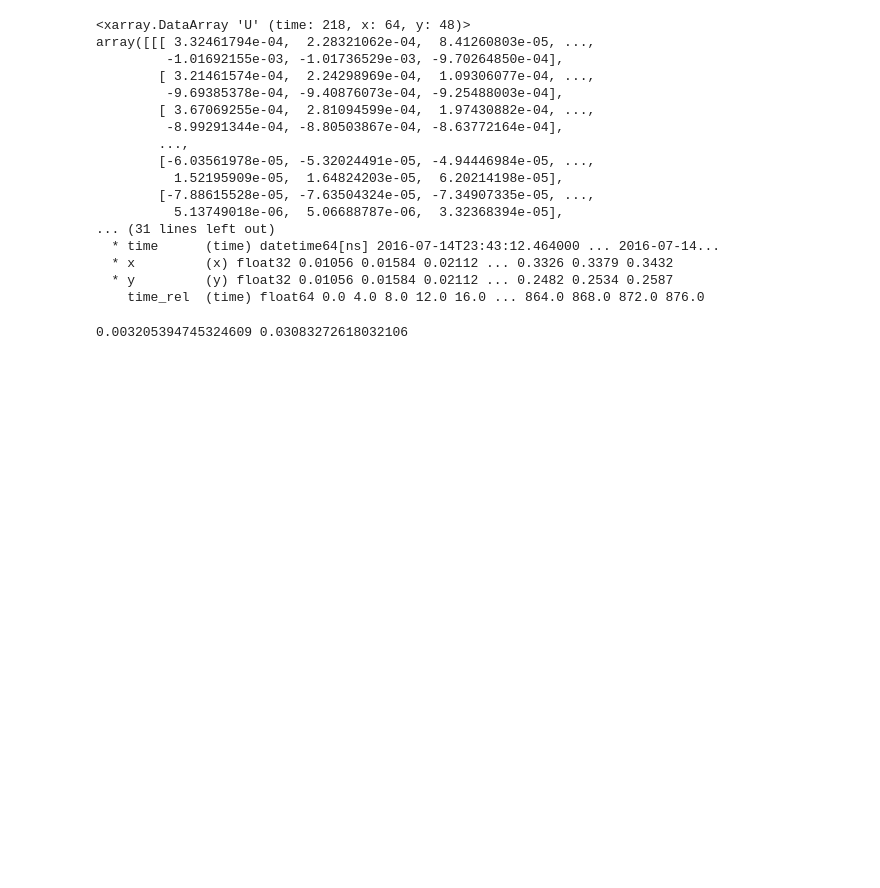
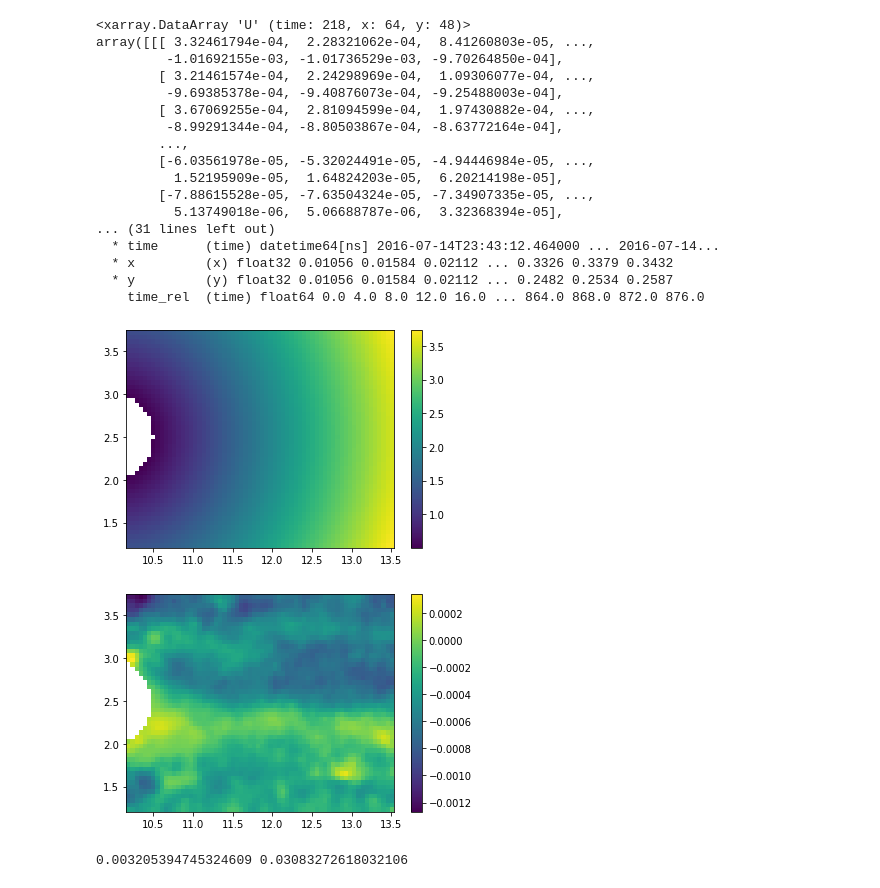
Before and after one commit to connor-duffin/sswfe, a Jupyter notebook: docs/jfm-run-8-filter-setup-testing.ipynb, the cells around one changed output. Saved outputs shown, nothing was run; the diff lists cells and outputs as text; code cells hidden in the pictures; blank space fills up the shorter version.

```diff
--- a/docs/jfm-run-8-filter-setup-testing.ipynb
+++ b/docs/jfm-run-8-filter-setup-testing.ipynb
@@ -16,9 +16,10 @@ fe.set_log_level(50)
 # ##########################
 # step 0: relevant constants
 DATA_FILE = "../data/Run08_G0_dt4.0_de1.0_ne5_velocity.nc"
-B = 1
-L = 2
-r = 0.05
+length_ref = 0.1
+B = 5
+L = 20
+r = 0.5
 
 # #######################################
 # step 1: read in and preprocess the data
@@ -28,11 +29,11 @@ ds = xr.open_dataset(DATA_FILE)
 ds_zero = ds.isel(time=0)
 ds_zero_missing = ds_zero.where(ds_zero.isnull(), drop=True)
 
-x = ds_zero.coords["x"].to_numpy()
-y = ds_zero.coords["y"].to_numpy()
+x = ds_zero.coords["x"].to_numpy() / length_ref
+y = ds_zero.coords["y"].to_numpy() / length_ref
 
-x_missing = ds_zero_missing.coords["x"].to_numpy()
-y_missing = ds_zero_missing.coords["y"].to_numpy()
+x_missing = ds_zero_missing.coords["x"].to_numpy() / length_ref
+y_missing = ds_zero_missing.coords["y"].to_numpy() / length_ref
 
 # compute global `x` coordinates
 x_displacement = np.min(x[x > np.max(x_missing)])
@@ -41,7 +42,7 @@ x_global_displacement = L / 2 + x_center_displacement
 x_global = x + x_global_displacement
 
 # compute global `y` coordinates
-y_mid = y[len(y) // 2 - 1]
+y_mid = y[len(y) // 2]
 y_global = B / 2 + (y - y_mid)
 
 # and create meshgrid according to our current setup
@@ -91,37 +92,47 @@ array([[[ 3.32461794e-04,  2.28321062e-04,  8.41260803e-05, ...,
 ud = u_depth_averaged.to_numpy()
 vd = v_depth_averaged.to_numpy()
 nt_obs = ud.shape[0]
+
+c = np.sqrt((x_mg - 10)**2 + (y_mg - 2.5)**2)
+c[c <= 0.5] = np.nan
+im = plt.pcolormesh(x_mg, y_mg, c)
+plt.colorbar(im)
+plt.show()
+
+im = plt.pcolormesh(x_mg, y_mg, ud[120, :, :])
+plt.colorbar(im)
+plt.show()
 
 # and check that things are sensible
 assert ud.shape == vd.shape
 assert ud[0, :, :].shape == x_mg.shape
 assert vd[0, :, :].shape == y_mg.shape
 
 filter_width = 3
 nrows, ncols = vd[0, :, :].shape
 
 sigma_u_est = np.zeros((nrows, ncols))
 sigma_v_est = np.zeros((nrows, ncols))
 
 for i in range(nrows):
     for j in range(ncols):
         ud_filtered = wiener(ud[:, i, j], filter_width)
         vd_filtered = wiener(vd[:, i, j], filter_width)
 
         sigma_u_est[i, j] = np.std(ud[:, i, j] - ud_filtered)
         sigma_v_est[i, j] = np.std(vd[:, i, j] - vd_filtered)
 
 # check that the min/max variances are sound
 print(np.amin(sigma_u_est[~np.isnan(sigma_u_est)] / 0.01),
       np.amax(sigma_u_est[~np.isnan(sigma_u_est)] / 0.01))
 
-x_mg = x_mg.reshape((nrows * ncols, ))
-y_mg = y_mg.reshape((nrows * ncols, ))
-
 # at this stage the data is ready to be assimilated into the model
-x_obs = np.vstack((x_mg, y_mg))
+x_obs = np.vstack((x_mg.reshape((nrows * ncols, )),
+                   y_mg.reshape((nrows * ncols, ))))
 t_obs = u_depth_averaged.coords["time_rel"].to_numpy()
 u_obs = ud.reshape((nt_obs, nrows * ncols))
 v_obs = vd.reshape((nt_obs, nrows * ncols))
 # %% [output]
+[figure, added]
+[figure, added]
 0.003205394745324609 0.03083272618032106
```
Also changed, not shown: parts of 1 cell of this notebook, 2 other files.
